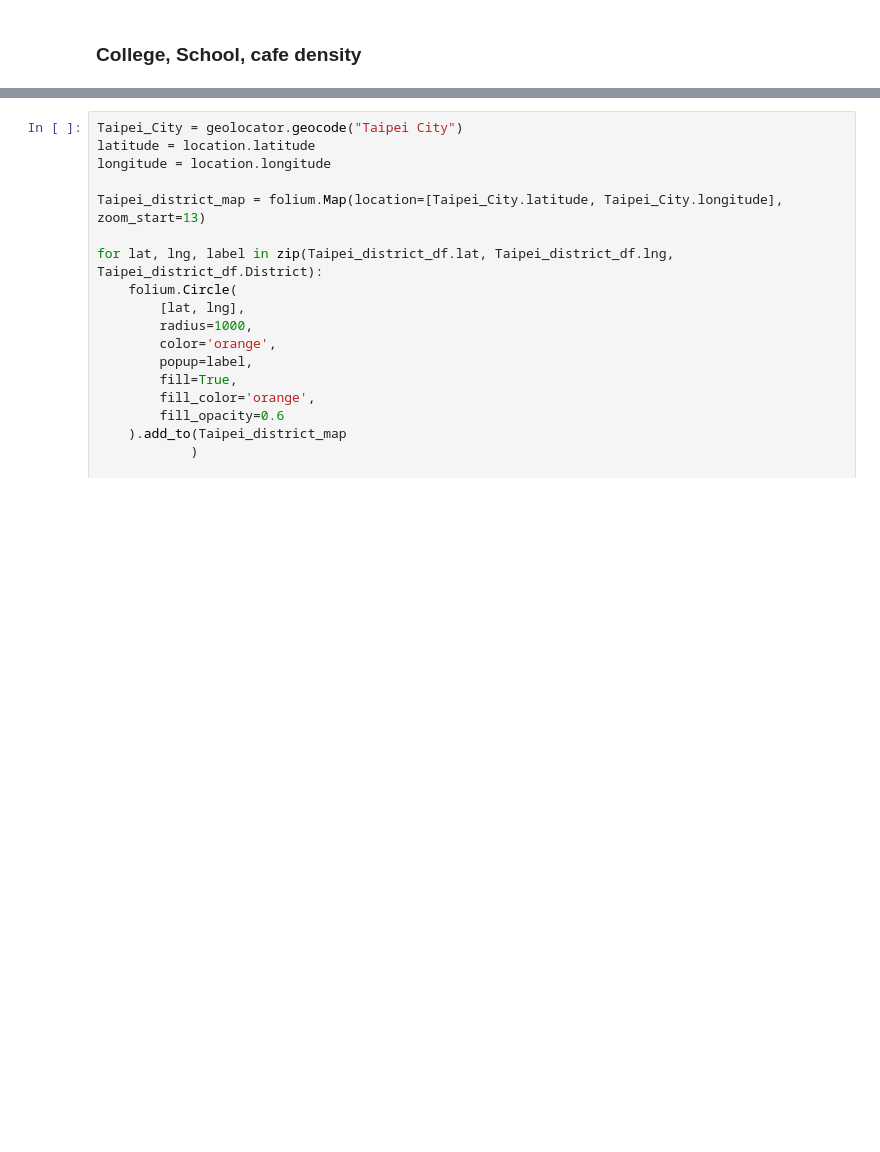
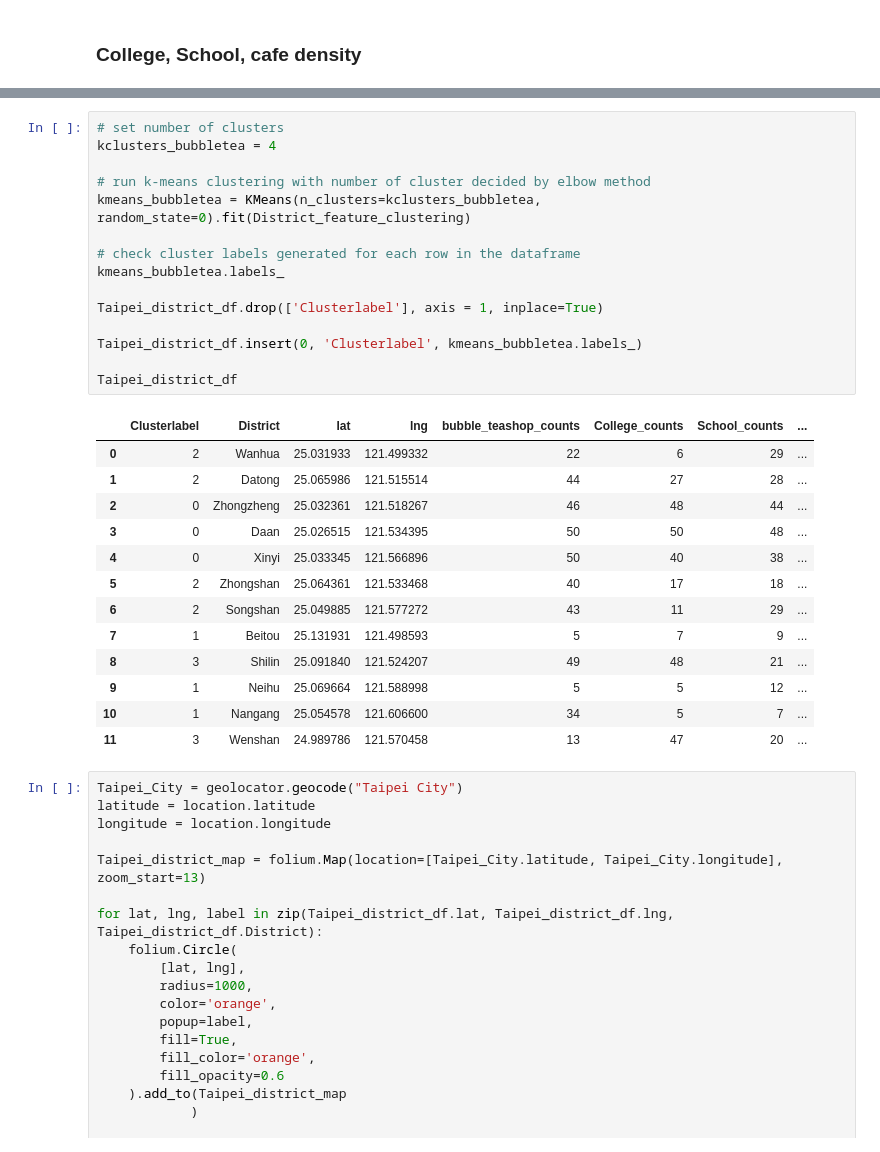
Before and after one commit to JustinWuAstro/Coursera_Capstone, a Jupyter notebook: Final Assignment.ipynb, the cells around one changed output, grey strips where cells are left out. Drawn from its saved outputs; the diff is of its cells as text; blank space fills up the shorter version.

```diff
--- a/Final Assignment.ipynb
+++ b/Final Assignment.ipynb
@@ -236,3 +233,32 @@ Taipei_district_df
+# %%
+# set number of clusters
+kclusters_bubbletea = 4
+
+# run k-means clustering with number of cluster decided by elbow method
+kmeans_bubbletea = KMeans(n_clusters=kclusters_bubbletea, random_state=0).fit(District_feature_clustering)
+
+# check cluster labels generated for each row in the dataframe
+kmeans_bubbletea.labels_
+
+Taipei_district_df.drop(['Clusterlabel'], axis = 1, inplace=True)
+
+Taipei_district_df.insert(0, 'Clusterlabel', kmeans_bubbletea.labels_)
+
+Taipei_district_df
+# %% [output]
+|  | Clusterlabel | District | lat | lng | bubble_teashop_counts | College_counts | School_counts | ... |
+| 0 | 2 | Wanhua | 25.031933 | 121.499332 | 22 | 6 | 29 | ... |
+| 1 | 2 | Datong | 25.065986 | 121.515514 | 44 | 27 | 28 | ... |
+| 2 | 0 | Zhongzheng | 25.032361 | 121.518267 | 46 | 48 | 44 | ... |
+| 3 | 0 | Daan | 25.026515 | 121.534395 | 50 | 50 | 48 | ... |
+| 4 | 0 | Xinyi | 25.033345 | 121.566896 | 50 | 40 | 38 | ... |
+| 5 | 2 | Zhongshan | 25.064361 | 121.533468 | 40 | 17 | 18 | ... |
+| 6 | 2 | Songshan | 25.049885 | 121.577272 | 43 | 11 | 29 | ... |
+| 7 | 1 | Beitou | 25.131931 | 121.498593 | 5 | 7 | 9 | ... |
+| 8 | 3 | Shilin | 25.091840 | 121.524207 | 49 | 48 | 21 | ... |
+| 9 | 1 | Neihu | 25.069664 | 121.588998 | 5 | 5 | 12 | ... |
+| 10 | 1 | Nangang | 25.054578 | 121.606600 | 34 | 5 | 7 | ... |
+| 11 | 3 | Wenshan | 24.989786 | 121.570458 | 13 | 47 | 20 | ... |
 # %%
 Taipei_City = geolocator.geocode("Taipei City")
 latitude = location.latitude
```
Also changed, not shown: parts of 14 cells of this notebook.
